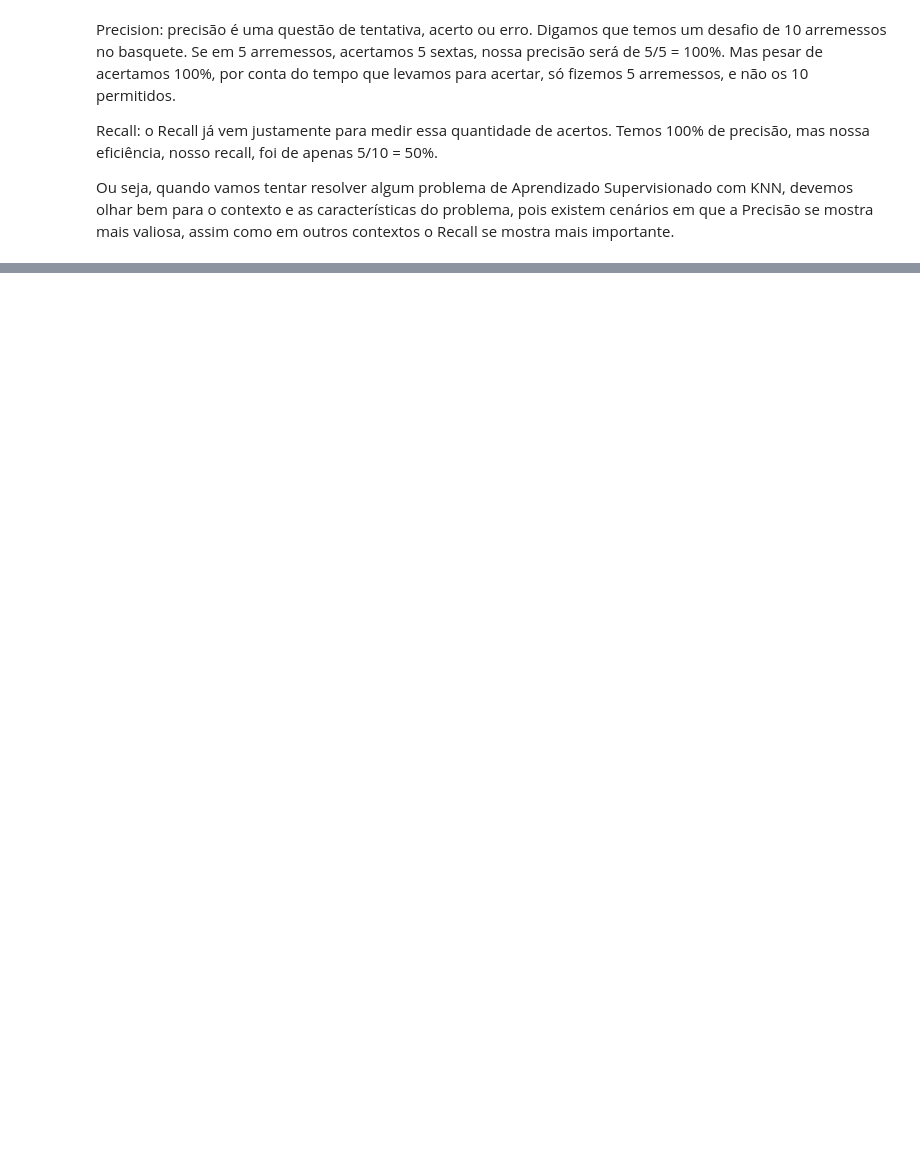
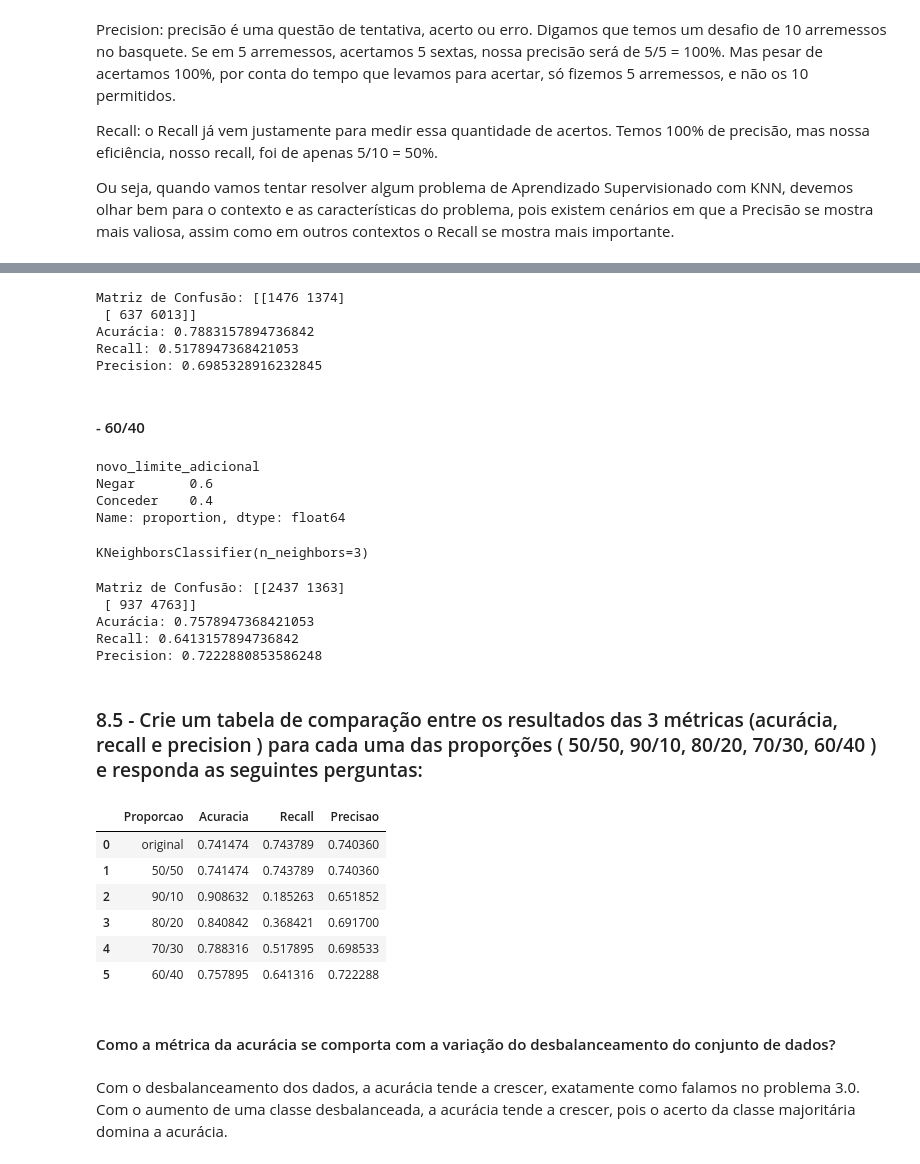
Before and after one commit to LuiMagno/Machine_Learning_CDS, a Jupyter notebook: notebooks/Exercicios_KNN.ipynb, the cells around one changed output, grey strips where cells are left out. Cells and saved outputs as stored; diff of their text form; code cells hidden in the pictures; blank space fills up the shorter version.

```diff
--- a/notebooks/Exercicios_KNN.ipynb
+++ b/notebooks/Exercicios_KNN.ipynb
@@ -335,0 +631,80 @@ Ou seja, quando vamos tentar resolver algum problema de Aprendizado Supervisiona
+# %%
+# Prevendo...
+y_pred = knn_classifier.predict(x_train)
+
+# Criando uma lista de métricas e mostrando o resultado
+results = list(metrics_print(y_train, y_pred))
+
+# Criando uma Dataframe com essa lista de métricas
+results.insert(0, '70/30')
+df_metric_results.loc[len(df_metric_results)] = results
+# %% [output]
+Matriz de Confusão: [[1476 1374]
+ [ 637 6013]]
+Acurácia: 0.7883157894736842
+Recall: 0.5178947368421053
+Precision: 0.6985328916232845
+# %% [markdown]
+#### - 60/40
+# %%
+l = len(df.index) * 0.60 # Usando o tamanho do df, pegando a parte inteira
+
+# Atribuindo a nova coluna os valores proporcionais
+df.loc[:l - 1, 'novo_limite_adicional'] = 'Negar'
+df.loc[l:, 'novo_limite_adicional'] = 'Conceder'
+
+df['novo_limite_adicional'].value_counts(normalize = True)
+# %% [output]
+novo_limite_adicional
+Negar       0.6
+Conceder    0.4
+Name: proportion, dtype: float64
+# %%
+# Novas infos de treino
+label = 'novo_limite_adicional'
+features = ['idade', 'saldo_atual', 'divida_atual', 'renda_anual',
+       'valor_em_investimentos', 'taxa_utilizacao_credito', 'num_emprestimos',
+       'num_contas_bancarias', 'num_cartoes_credito', 'dias_atraso_dt_venc',
+       'num_pgtos_atrasados', 'num_consultas_credito', 'taxa_juros']
+
+x_train = df.loc[:, features] # Informações de treino com features
+y_train = df.loc[:, label].values.ravel() # Informações do estado original da label
+
+# Treinando modelo com novas infos
+knn_classifier = KNeighborsClassifier(n_neighbors= 3)
+
+knn_classifier.fit(x_train, y_train)
+# %% [output]
+KNeighborsClassifier(n_neighbors=3)
+# %%
+# Prevendo...
+y_pred = knn_classifier.predict(x_train)
+
+# Criando uma lista de métricas e mostrando o resultado
+results = list(metrics_print(y_train, y_pred))
+
+# Criando uma Dataframe com essa lista de métricas
+results.insert(0, '60/40')
+df_metric_results.loc[len(df_metric_results)] = results
+# %% [output]
+Matriz de Confusão: [[2437 1363]
+ [ 937 4763]]
+Acurácia: 0.7578947368421053
+Recall: 0.6413157894736842
+Precision: 0.7222880853586248
+# %% [markdown]
+### 8.5 - Crie um tabela de comparação entre os resultados das 3 métricas (acurácia, recall e precision ) para cada uma das proporções ( 50/50, 90/10, 80/20, 70/30, 60/40 ) e responda as seguintes perguntas:
+# %%
+df_metric_results
+# %% [output]
+|  | Proporcao | Acuracia | Recall | Precisao |
+| 0 | original | 0.741474 | 0.743789 | 0.740360 |
+| 1 | 50/50 | 0.741474 | 0.743789 | 0.740360 |
+| 2 | 90/10 | 0.908632 | 0.185263 | 0.651852 |
+| 3 | 80/20 | 0.840842 | 0.368421 | 0.691700 |
+| 4 | 70/30 | 0.788316 | 0.517895 | 0.698533 |
+| 5 | 60/40 | 0.757895 | 0.641316 | 0.722288 |
+# %% [markdown]
+#### Como a métrica da acurácia se comporta com a variação do desbalanceamento do conjunto de dados?
+# %% [markdown]
+Com o desbalanceamento dos dados, a acurácia tende a crescer, exatamente como falamos no problema 3.0. Com o aumento de uma classe desbalanceada, a acurácia tende a crescer, pois o acerto da classe majoritária domina a acurácia.
```
Also changed, not shown: parts of 64 cells of this notebook.
